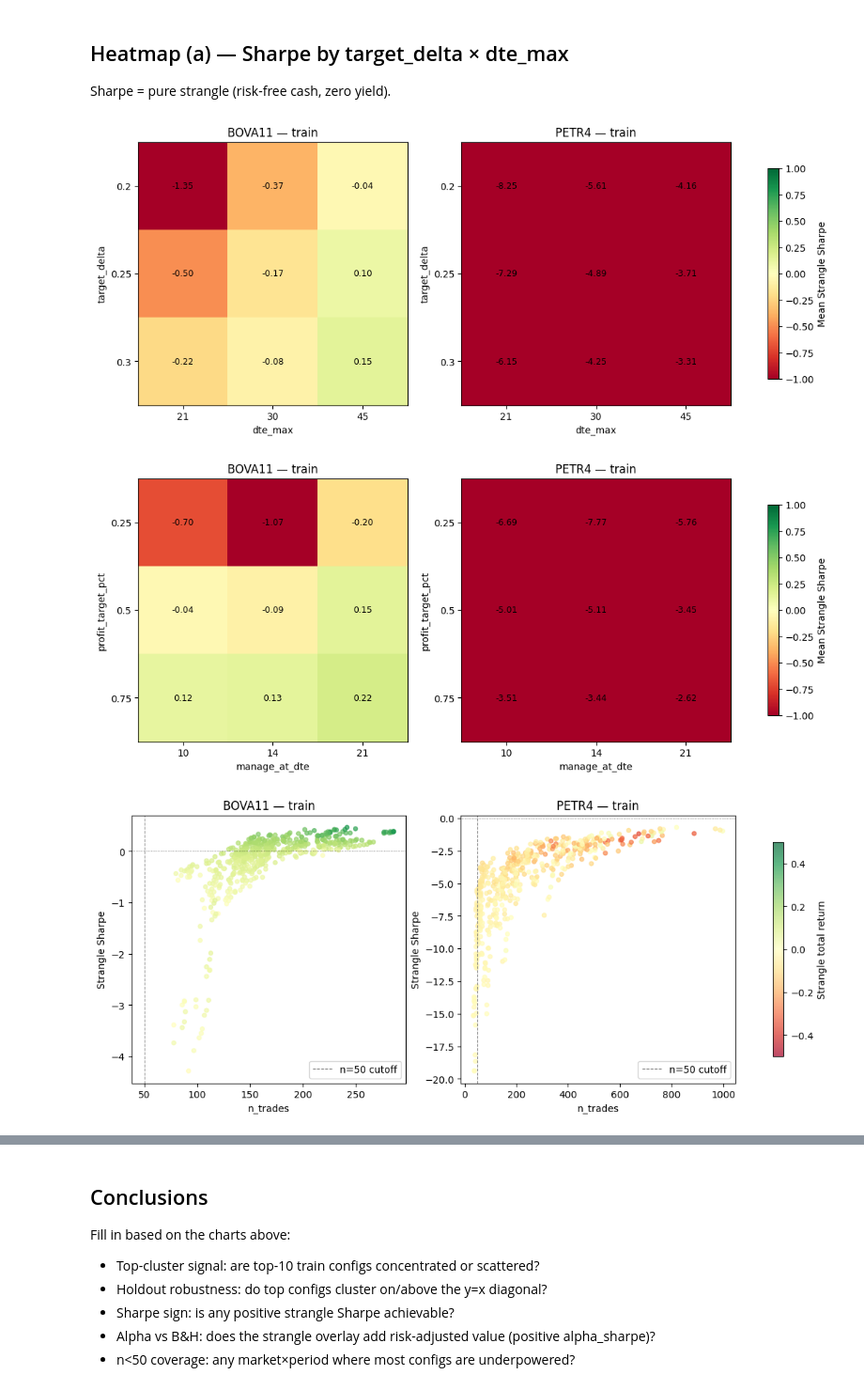
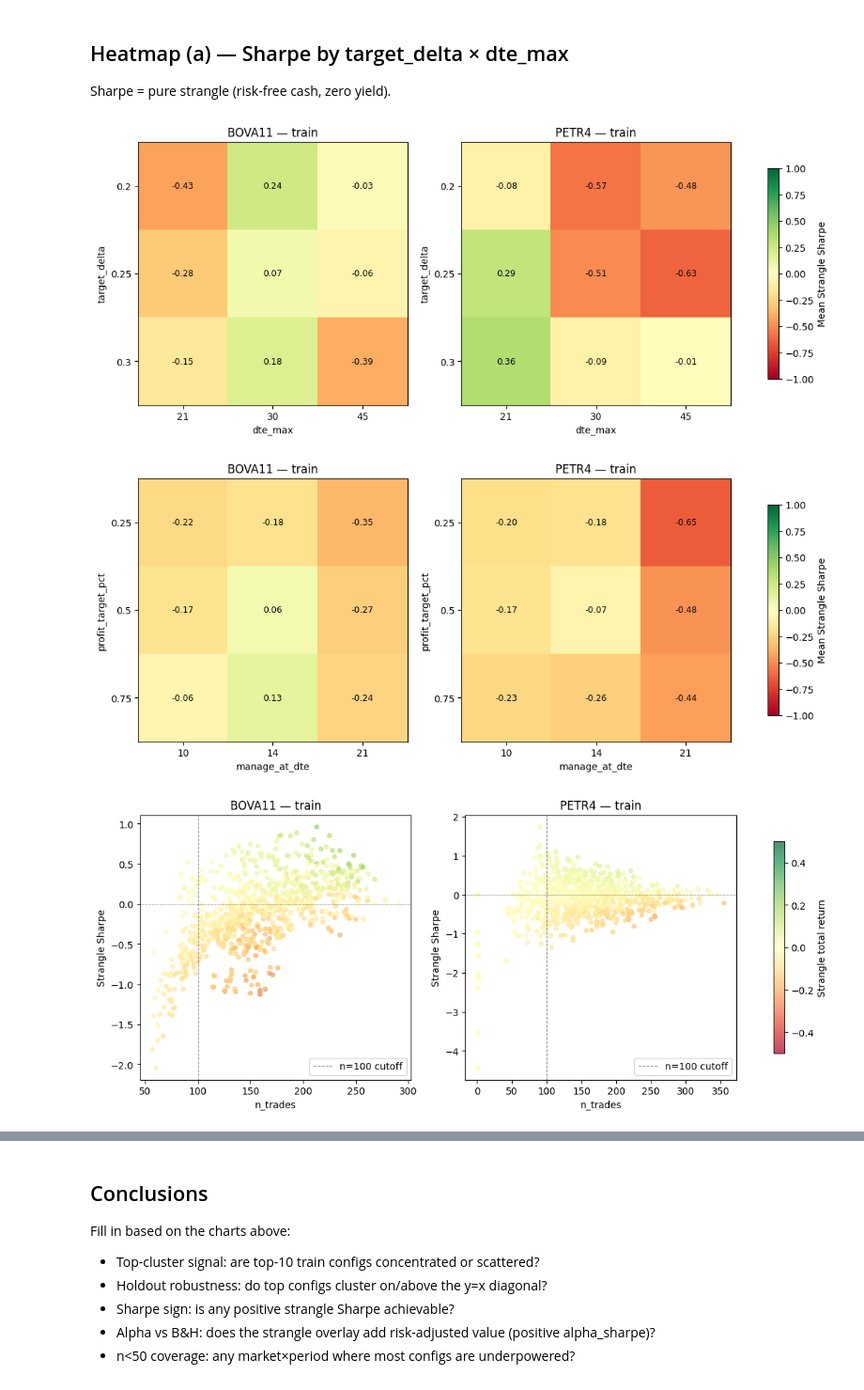
Before and after one commit to osteiner78/options-backtest, a Jupyter notebook: research/B3 - parameter grid search.ipynb, the cells around one changed output, grey strips where cells are left out. Shown at 94% size. Saved outputs shown, nothing was run; the diff lists cells and outputs as text; code cells hidden in the pictures.

```diff
--- a/research/B3 - parameter grid search.ipynb
+++ b/research/B3 - parameter grid search.ipynb
@@ -17,7 +17,7 @@ sys.path.insert(0, str(ROOT / "src"))
 from grid_search import run_grid, enumerate_grid, GRID_DIMS
 
 OUT_DIR = ROOT / "data" / "B3"
-RESULTS_PATH = OUT_DIR / "grid_search_results_strangle.parquet"
+RESULTS_PATH = OUT_DIR / "grid_search_results_volfilter.parquet"
 # %%
 GRID = {
     "target_delta": [0.20, 0.25, 0.30],
@@ -252,7 +275,7 @@ fig.colorbar(im, ax=axes, label="Mean Strangle Sharpe", shrink=0.8)
 plt.savefig(OUT_DIR / "grid_heatmap_delta_dte.png", dpi=120, bbox_inches="tight")
 plt.show()
 # %% [output]
-[figure, old version]
+[figure, new version]
 # %%
 fig, axes = plt.subplots(1, 2, figsize=(14, 5))
 for ax, mkt in zip(axes, ["bova11", "petr4"]):
@@ -266,34 +289,34 @@ fig.colorbar(im, ax=axes, label="Mean Strangle Sharpe", shrink=0.8)
 plt.savefig(OUT_DIR / "grid_heatmap_profit_manage.png", dpi=120, bbox_inches="tight")
 plt.show()
 # %% [output]
-[figure, old version]
+[figure, new version]
 # %%
 fig, axes = plt.subplots(1, 2, figsize=(14, 5))
 for ax, mkt in zip(axes, ["bova11", "petr4"]):
     sub = df.query(
         "period_label == 'train' and market == @mkt and error.isna()", engine="python"
     )
     sc = ax.scatter(
         sub["n_trades"],
         sub["sharpe"],
         c=sub["total_return"],
         cmap="RdYlGn",
         vmin=-0.5,
         vmax=0.5,
         s=18,
         alpha=0.7,
     )
-    ax.axvline(50, ls="--", c="grey", lw=0.8, label="n=50 cutoff")
+    ax.axvline(100, ls="--", c="grey", lw=0.8, label="n=100 cutoff")
     ax.axhline(0, ls=":", c="black", lw=0.5)
     ax.set_xlabel("n_trades")
     ax.set_ylabel("Strangle Sharpe")
     ax.set_title(f"{mkt.upper()} \u2014 train")
     ax.legend(loc="lower right")
 fig.colorbar(sc, ax=axes, label="Strangle total return", shrink=0.8)
 plt.savefig(OUT_DIR / "grid_scatter_ntrades_sharpe.png", dpi=120, bbox_inches="tight")
 plt.show()
 # %% [output]
-[figure, old version]
+[figure, new version]
 # %%
 COLS = [
     "sharpe",
```
Also changed, not shown: parts of 7 cells of this notebook, 5 other files.
